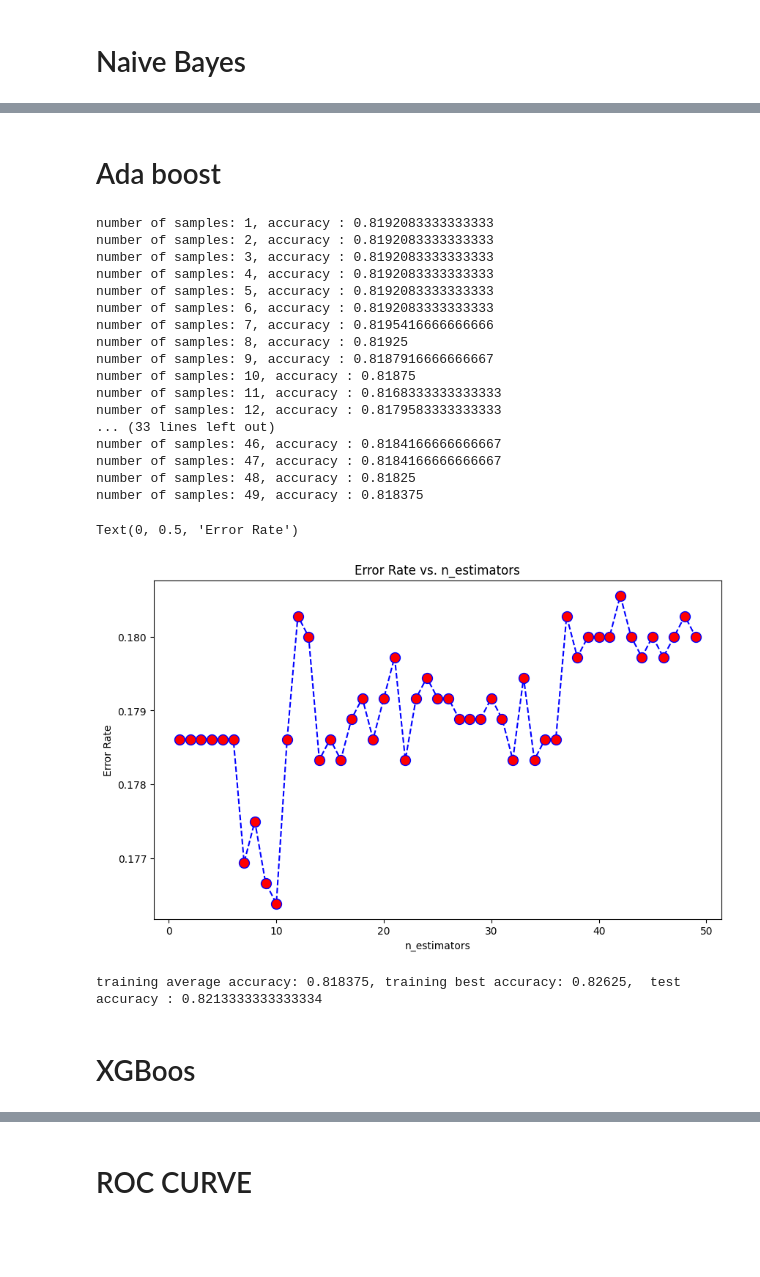
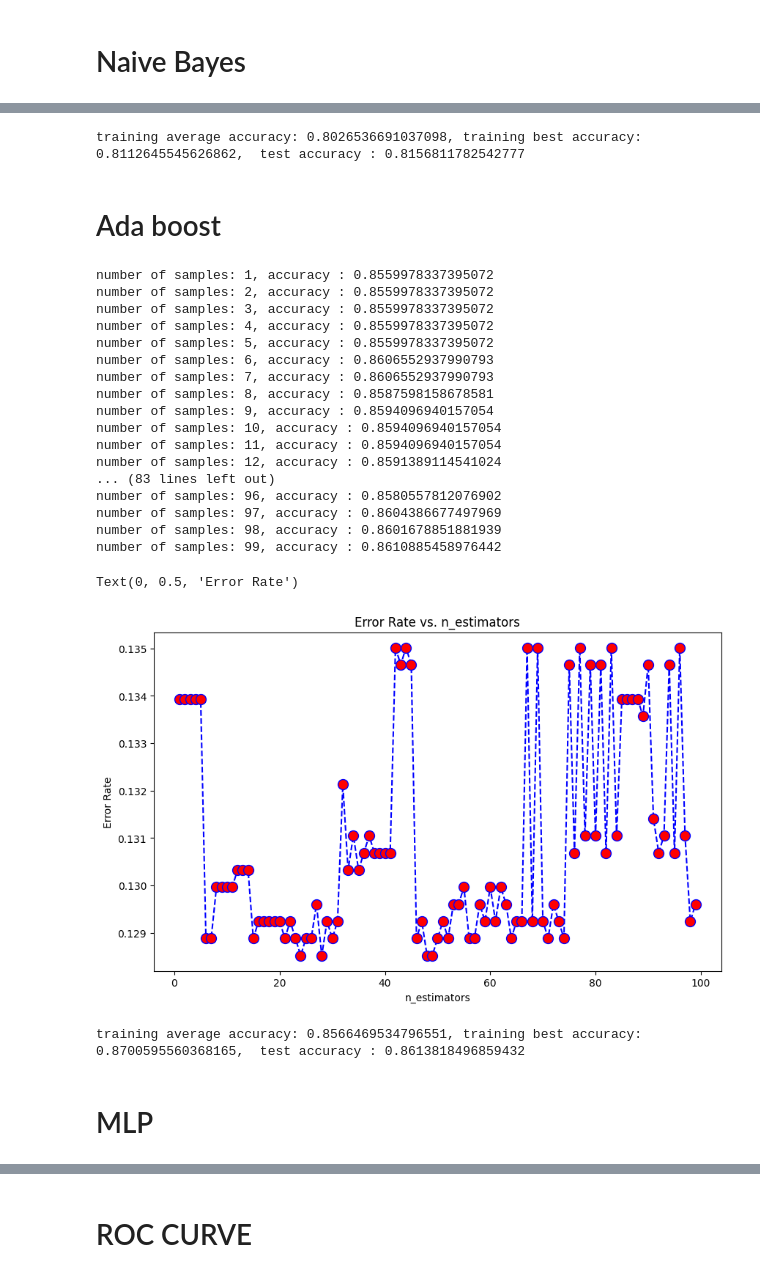
Before and after one commit to rayhanul/COMS572, a Jupyter notebook: project.ipynb, the cells around one changed output, grey strips where cells are left out. Drawn from its saved outputs; the diff is of its cells as text; code cells hidden in the pictures; blank space fills up the shorter version.

```diff
--- a/project.ipynb
+++ b/project.ipynb
@@ -398,0 +621,3 @@ new_df=df.copy()
+# %%
+df_balanced['default.payment.next.month'].value_counts()
+new_df = df_balanced.copy()
@@ -788,18 +996,0 @@ if not isAvailableToadd(item, summary_result):
-# %%
-from sklearn.tree import DecisionTreeClassifier, plot_tree
-
-params = {
-    'max_depth': [2, 3, 5, 6, 10, 20, 50],
-    'min_samples_leaf': [5, 10, 20, 50, 100],
-    'criterion': ["gini", "entropy"],
-    'class_weight': ['balanced']
-}
-
-grid_search = GridSearchCV(estimator=DecisionTreeClassifier(), param_grid=params, cv=4, n_jobs=-1, verbose=1, refit='f1', scoring=['f1', 'accuracy'])
-
-grid_search.fit(X, y)
-print(grid_search.best_params_)
-clf = grid_search.best_estimator_.fit(X, y)
-y_pred = clf.predict(X_test)
-print('Accuracy: {:.4f}'.format(accuracy_score(y_test, y_pred)))
-print('f1: {:.4f}'.format(f1_score(y_test, y_pred)))
@@ -959,0 +1145,8 @@ f1: 0.4381
+# %%
+
+model=QDA().fit(X,y)
+y_pred=model.predict(X_test)
+accuracy=accuracy_score(y_pred, y_test)
+print ("training average accuracy: {0}, training best accuracy: {1},  test accuracy : {2} ".format( avg_acc, best_acc, accuracy))
+# %% [output]
+training average accuracy: 0.8026536691037098, training best accuracy: 0.8112645545626862,  test accuracy : 0.8156811782542777
@@ -963,7 +1169,7 @@ f1: 0.4381
 from sklearn.ensemble import AdaBoostClassifier
 # %%
 error_rate=[]
-for num_samples in range(1,50):
+for num_samples in range(1,100):
     model= AdaBoostClassifier(n_estimators=num_samples, random_state=0)
     model.fit(X, y)
     score=model.score(X, y)
@@ -971,41 +1177,41 @@ for num_samples in range(1,50):
     error_rate.append(np.mean(pred_i != y_test_support))
     print('number of samples: {0}, accuracy : {1}'.format(num_samples, score))
 # %% [output]
-number of samples: 1, accuracy : 0.8192083333333333
-number of samples: 2, accuracy : 0.8192083333333333
-number of samples: 3, accuracy : 0.8192083333333333
-number of samples: 4, accuracy : 0.8192083333333333
-number of samples: 5, accuracy : 0.8192083333333333
-number of samples: 6, accuracy : 0.8192083333333333
-number of samples: 7, accuracy : 0.8195416666666666
-number of samples: 8, accuracy : 0.81925
-number of samples: 9, accuracy : 0.8187916666666667
-number of samples: 10, accuracy : 0.81875
-number of samples: 11, accuracy : 0.8168333333333333
-number of samples: 12, accuracy : 0.8179583333333333
-... (33 lines left out)
-number of samples: 46, accuracy : 0.8184166666666667
-number of samples: 47, accuracy : 0.8184166666666667
-number of samples: 48, accuracy : 0.81825
-number of samples: 49, accuracy : 0.818375
+number of samples: 1, accuracy : 0.8559978337395072
+number of samples: 2, accuracy : 0.8559978337395072
+number of samples: 3, accuracy : 0.8559978337395072
+number of samples: 4, accuracy : 0.8559978337395072
+number of samples: 5, accuracy : 0.8559978337395072
+number of samples: 6, accuracy : 0.8606552937990793
+number of samples: 7, accuracy : 0.8606552937990793
+number of samples: 8, accuracy : 0.8587598158678581
+number of samples: 9, accuracy : 0.8594096940157054
+number of samples: 10, accuracy : 0.8594096940157054
+number of samples: 11, accuracy : 0.8594096940157054
+number of samples: 12, accuracy : 0.8591389114541024
+... (83 lines left out)
+number of samples: 96, accuracy : 0.8580557812076902
+number of samples: 97, accuracy : 0.8604386677497969
+number of samples: 98, accuracy : 0.8601678851881939
+number of samples: 99, accuracy : 0.8610885458976442
 # %%
 plt.figure(figsize=(10,6))
-plt.plot(range(1,50),error_rate,color='blue', linestyle='dashed', marker='o', markerfacecolor='red', markersize=10)
+plt.plot(range(1,100),error_rate,color='blue', linestyle='dashed', marker='o', markerfacecolor='red', markersize=10)
 plt.title('Error Rate vs. n_estimators')
 plt.xlabel('n_estimators')
 plt.ylabel('Error Rate')
 # %% [output]
 Text(0, 0.5, 'Error Rate')
-[figure, old version]
+[figure, new version]
 # %%
-model= AdaBoostClassifier(n_estimators=10, random_state=0).fit(X, y)
+model= AdaBoostClassifier(n_estimators=90, random_state=0).fit(X, y)
 
 m, best_acc, avg_acc=k_fold_cross_validated_score(model, X, y)
 y_pred=model.predict(X_test)
 accuracy=accuracy_score(y_pred, y_test)
 print ("training average accuracy: {0}, training best accuracy: {1},  test accuracy : {2} ".format( avg_acc, best_acc, accuracy))
 # %% [output]
-training average accuracy: 0.818375, training best accuracy: 0.82625,  test accuracy : 0.8213333333333334
+training average accuracy: 0.8566469534796551, training best accuracy: 0.8700595560368165,  test accuracy : 0.8613818496859432
 # %%
 false_positive_rate, true_positive_rate, thresholds = roc_curve(y_pred, y_test)
 roc_auc = auc(false_positive_rate, true_positive_rate)
@@ -1020,4 +1226,4 @@ item ={'model':'AdaBoost',
 if not isAvailableToadd(item, summary_result):
     summary_result.append(item)
 # %% [markdown]
-# XGBoos
+# MLP
```
Also changed, not shown: parts of 101 cells of this notebook, 3 other files.
